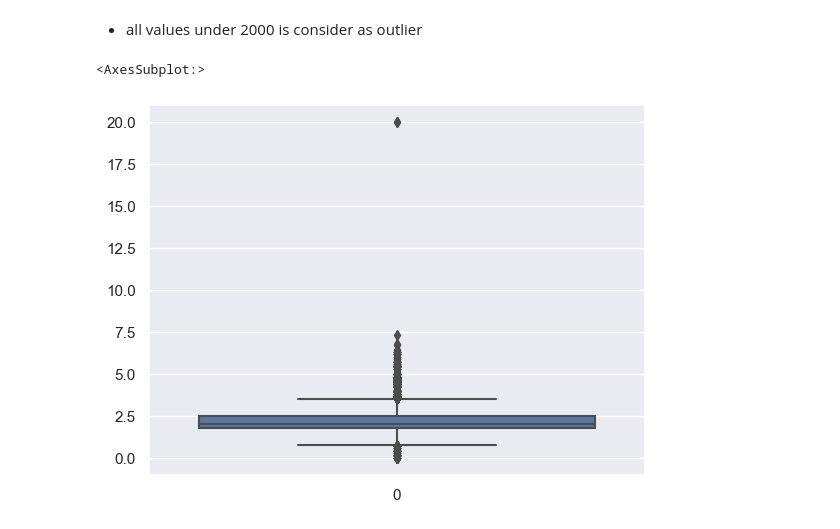
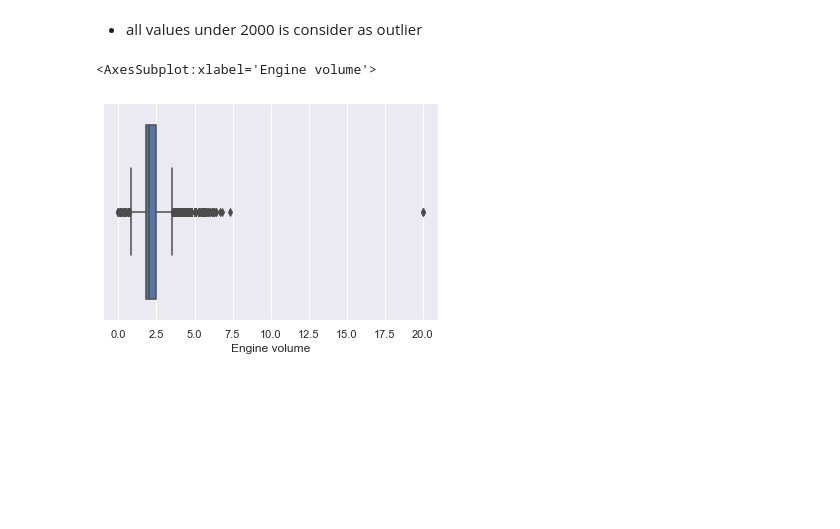
Before and after one commit to aLmktr/COMP3602-Project, a Jupyter notebook: 132962_132851.ipynb, the cells around one changed output. Saved outputs shown, nothing was run; the diff lists cells and outputs as text; code cells hidden in the pictures; blank space fills up the shorter version.

```diff
--- a/132962_132851.ipynb
+++ b/132962_132851.ipynb
@@ -496,8 +484,8 @@ sns.boxplot(df['Prod. year'])
 # %% [markdown]
 - all values under 2000 is consider as outlier
 # %%
-sns.boxplot(df['Engine volume'])
+sns.boxplot(x = df['Engine volume'])
 # %% [output]
-<AxesSubplot:>
+<AxesSubplot:xlabel='Engine volume'>
-[figure, old version]
+[figure, new version]
 # %%
```
Also changed, not shown: parts of 24 cells of this notebook.
